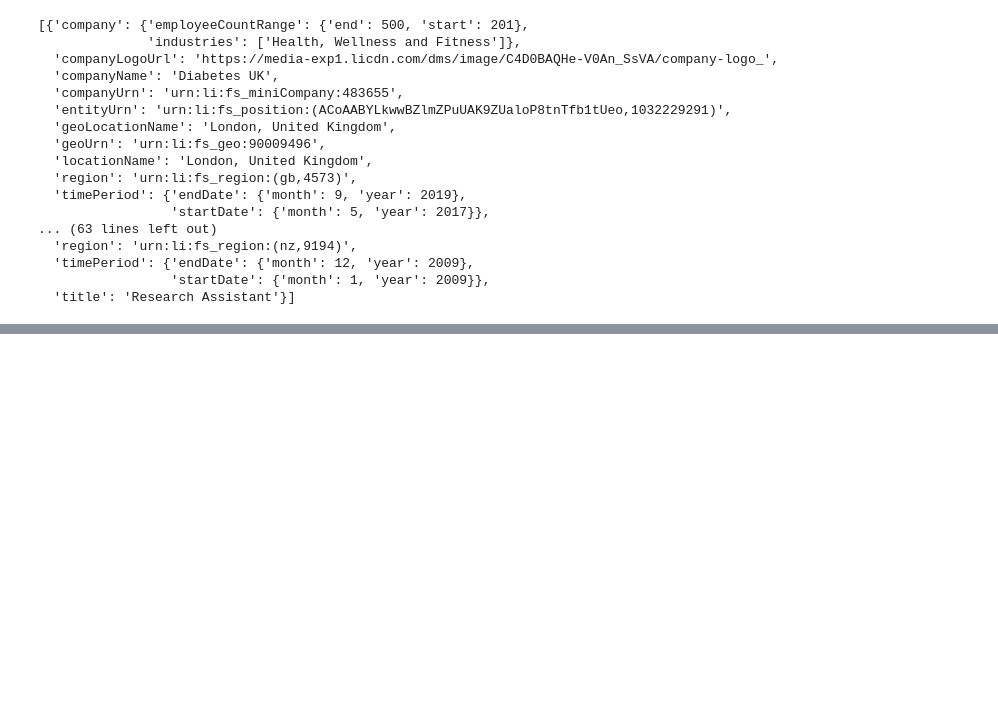
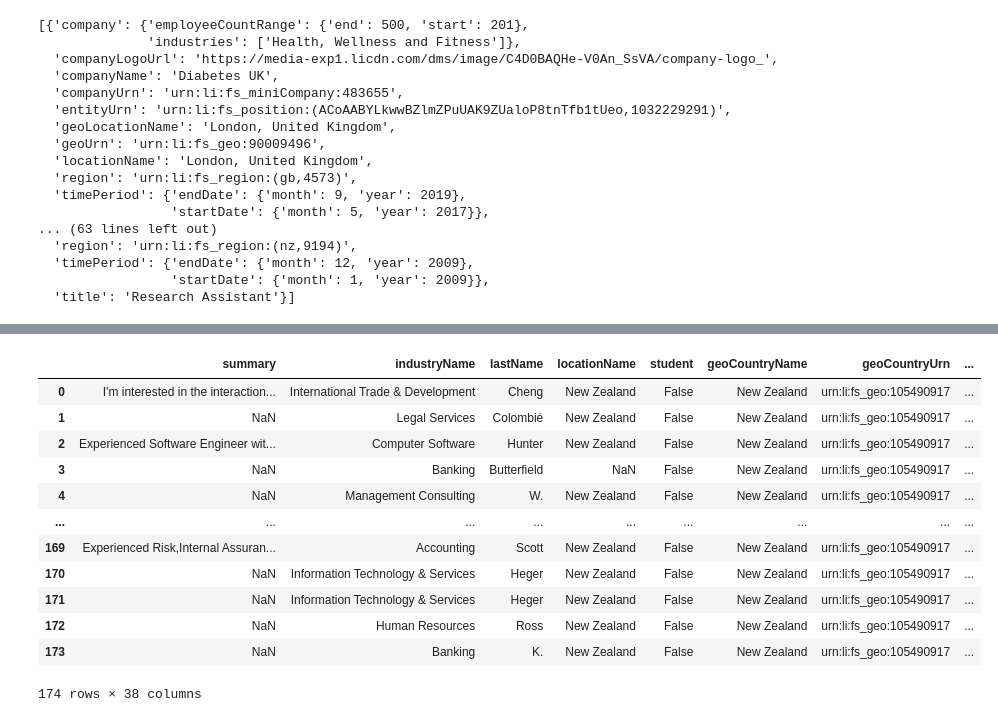
Before and after one commit to UoA-eResearch/linkedin, a Jupyter notebook: pipeline_counts.ipynb, the cells around one changed output, grey strips where cells are left out. Saved outputs shown, nothing was run; the diff lists cells and outputs as text; code cells hidden in the pictures; blank space fills up the shorter version.

```diff
--- a/pipeline_counts.ipynb
+++ b/pipeline_counts.ipynb
@@ -91,0 +114,17 @@ df[df.source.isin(ioi) & df.target.isin(ioi)]
+# %%
+df = pd.DataFrame(profiles_of_interest)
+df
+# %% [output]
+|  | summary | industryName | lastName | locationName | student | geoCountryName | geoCountryUrn | ... |
+| 0 | I'm interested in the interaction... | International Trade & Development | Cheng | New Zealand | False | New Zealand | urn:li:fs_geo:105490917 | ... |
+| 1 | NaN | Legal Services | Colombié | New Zealand | False | New Zealand | urn:li:fs_geo:105490917 | ... |
+| 2 | Experienced Software Engineer wit... | Computer Software | Hunter | New Zealand | False | New Zealand | urn:li:fs_geo:105490917 | ... |
+| 3 | NaN | Banking | Butterfield | NaN | False | New Zealand | urn:li:fs_geo:105490917 | ... |
+| 4 | NaN | Management Consulting | W. | New Zealand | False | New Zealand | urn:li:fs_geo:105490917 | ... |
+| ... | ... | ... | ... | ... | ... | ... | ... | ... |
+| 169 | Experienced Risk,Internal Assuran... | Accounting | Scott | New Zealand | False | New Zealand | urn:li:fs_geo:105490917 | ... |
+| 170 | NaN | Information Technology & Services | Heger | New Zealand | False | New Zealand | urn:li:fs_geo:105490917 | ... |
+| 171 | NaN | Information Technology & Services | Heger | New Zealand | False | New Zealand | urn:li:fs_geo:105490917 | ... |
+| 172 | NaN | Human Resources | Ross | New Zealand | False | New Zealand | urn:li:fs_geo:105490917 | ... |
+| 173 | NaN | Banking | K. | New Zealand | False | New Zealand | urn:li:fs_geo:105490917 | ... |
+174 rows × 38 columns
```
Also changed, not shown: parts of 16 cells of this notebook.
